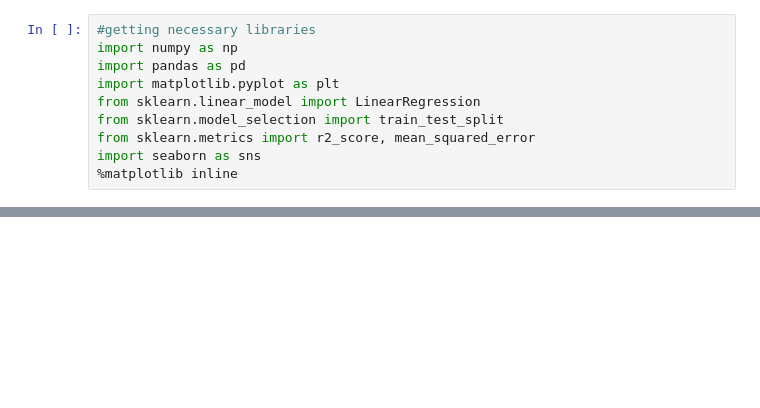
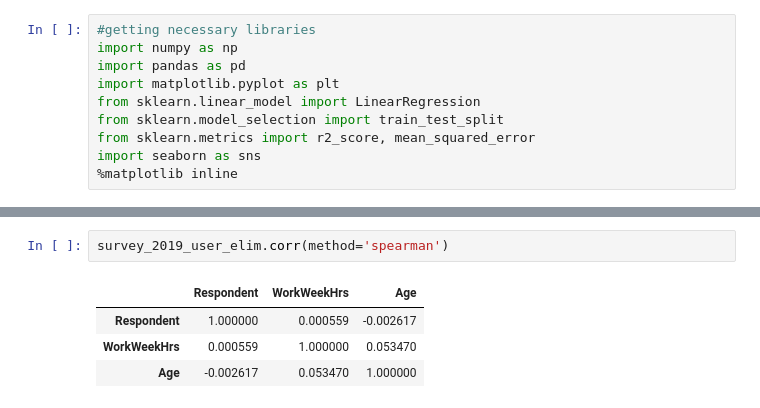
Before and after one commit to Danielulug/stackoverflow-surveys, a Jupyter notebook: main.ipynb, the cells around one changed output, grey strips where cells are left out. Saved outputs shown, nothing was run; the diff lists cells and outputs as text; blank space fills up the shorter version.

```diff
--- a/main.ipynb
+++ b/main.ipynb
@@ -139,0 +176,7 @@ First question, does the population in stackoverflow change drastically? This qu
+# %%
+survey_2019_user_elim.corr(method='spearman')
+# %% [output]
+|  | Respondent | WorkWeekHrs | Age |
+| Respondent | 1.000000 | 0.000559 | -0.002617 |
+| WorkWeekHrs | 0.000559 | 1.000000 | 0.053470 |
+| Age | -0.002617 | 0.053470 | 1.000000 |
```
Also changed, not shown: parts of 18 cells of this notebook.
